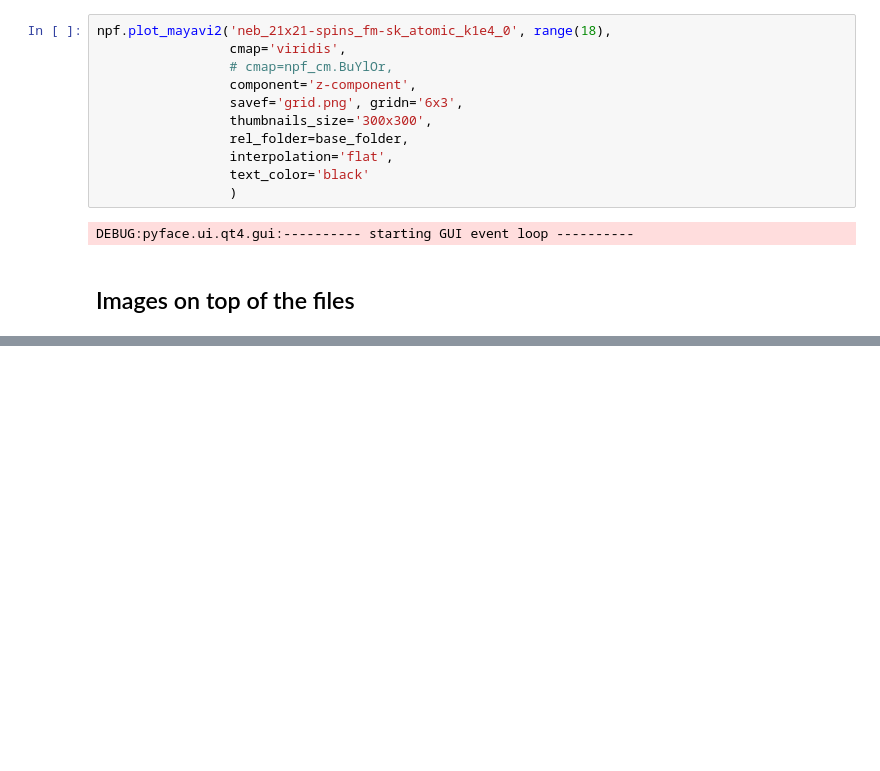
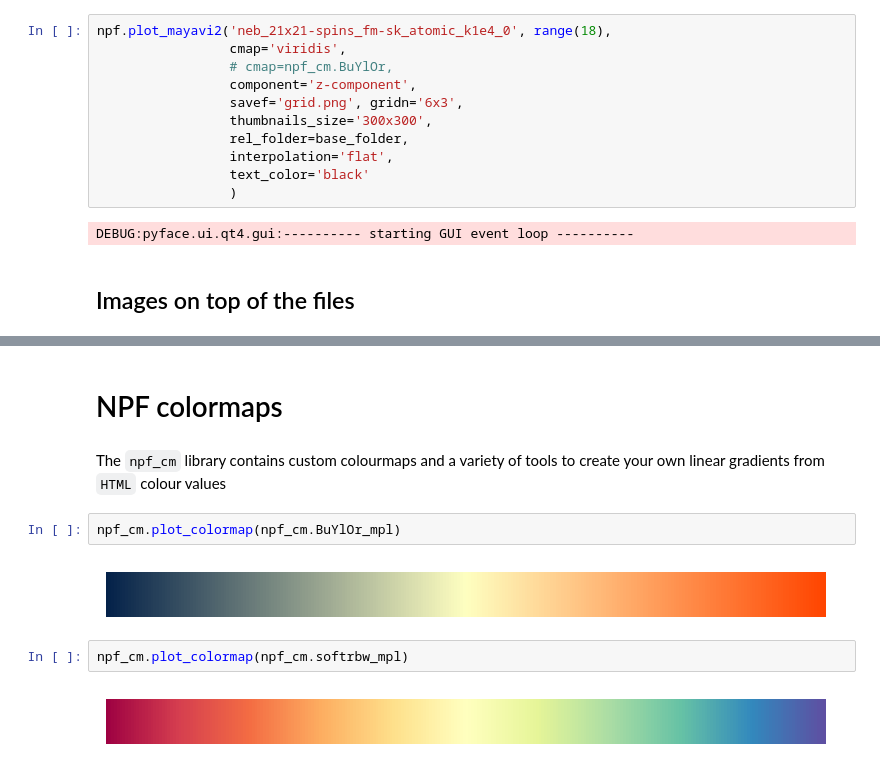
Before and after one commit to davidcortesortuno/nebm_plot_tools, a Jupyter notebook: tutorial/tutorial_fidimag.ipynb, the cells around one changed output, grey strips where cells are left out. Cells and saved outputs as stored; diff of their text form; blank space fills up the shorter version.

```diff
--- a/tutorial/tutorial_fidimag.ipynb
+++ b/tutorial/tutorial_fidimag.ipynb
@@ -236,0 +250,12 @@ rel_folder=base_folder
+# %% [markdown]
+# NPF colormaps
+# %% [markdown]
+The `npf_cm` library contains custom colourmaps and a variety of tools to create your own linear gradients from `HTML` colour values
+# %%
+npf_cm.plot_colormap(npf_cm.BuYlOr_mpl)
+# %% [output]
+[figure, added]
+# %%
+npf_cm.plot_colormap(npf_cm.softrbw_mpl)
+# %% [output]
+[figure, added]
```
Also changed, not shown: parts of 8 cells of this notebook, 1 other file.
